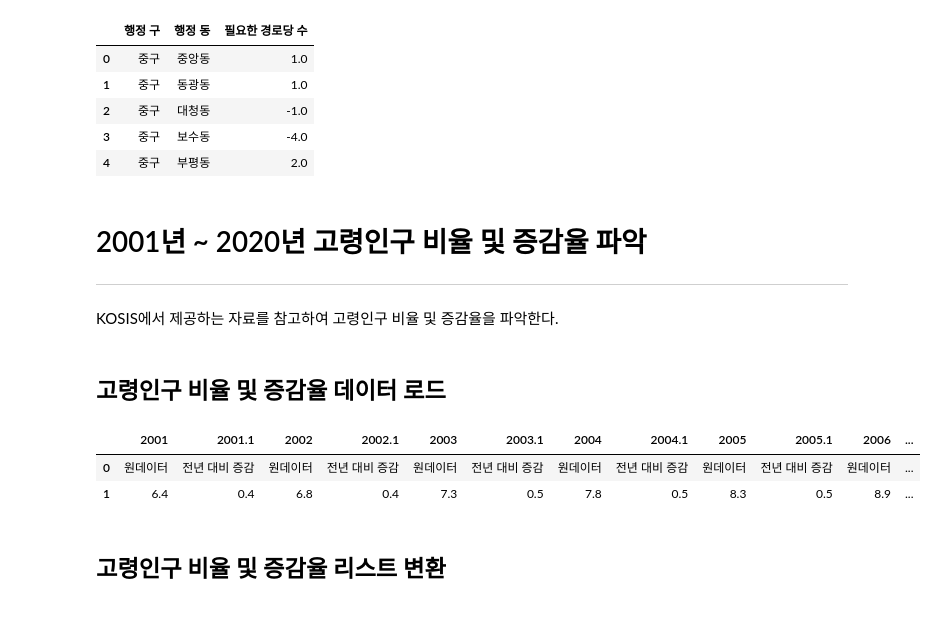
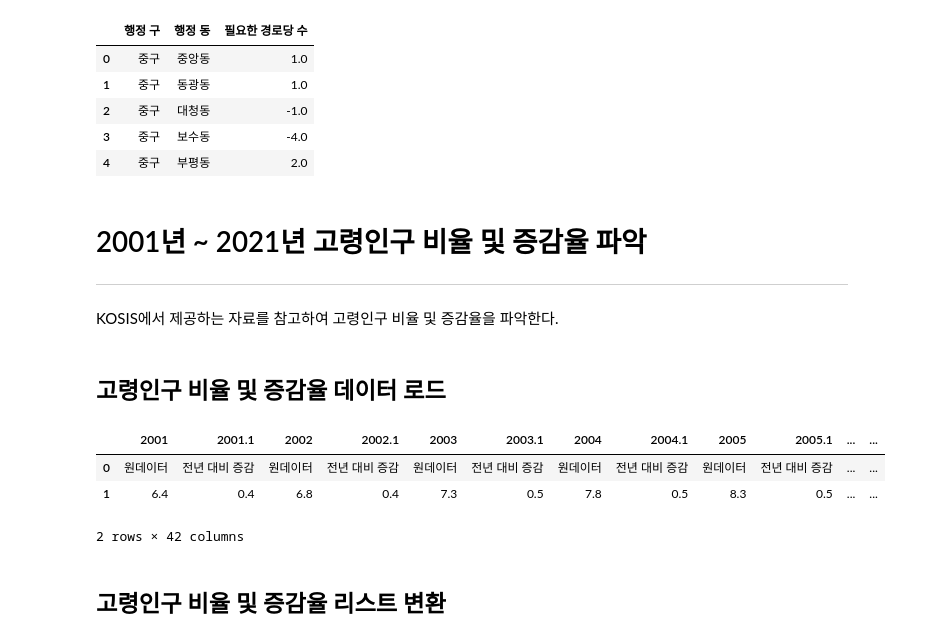
Before and after one commit to jhparkland/Data_Analytics_for_Age_friendly_busan, a Jupyter notebook: Busan_Senior_Center(BSC)의_시급한_개선을_위한_입지_분석_모델_예측_평가.ipynb, the cells around one changed output. Saved outputs shown, nothing was run; the diff lists cells and outputs as text; code cells hidden in the pictures.

```diff
--- a/Busan_Senior_Center(BSC)의_시급한_개선을_위한_입지_분석_모델_예측_평가.ipynb
+++ b/Busan_Senior_Center(BSC)의_시급한_개선을_위한_입지_분석_모델_예측_평가.ipynb
@@ -311,18 +351,19 @@ df_extract_main.head(5)
 | 3 | 중구 | 보수동 | -4.0 |
 | 4 | 중구 | 부평동 | 2.0 |
 # %% [markdown]
-# 2001년 ~ 2020년 고령인구 비율 및 증감율 파악
+# 2001년 ~ 2021년 고령인구 비율 및 증감율 파악
 ---
 KOSIS에서 제공하는 자료를 참고하여 고령인구 비율 및 증감율을 파악한다.
 # %% [markdown]
 ## 고령인구 비율 및 증감율 데이터 로드
 # %%
-rate_df = pd.read_csv("부산-비율.csv",encoding='cp949')
+rate_df = pd.read_csv("부산-비율.csv")
 rate_df
 # %% [output]
-|  | 2001 | 2001.1 | 2002 | 2002.1 | 2003 | 2003.1 | 2004 | 2004.1 | 2005 | 2005.1 | 2006 | ... |
-| 0 | 원데이터 | 전년 대비 증감 | 원데이터 | 전년 대비 증감 | 원데이터 | 전년 대비 증감 | 원데이터 | 전년 대비 증감 | 원데이터 | 전년 대비 증감 | 원데이터 | ... |
-| 1 | 6.4 | 0.4 | 6.8 | 0.4 | 7.3 | 0.5 | 7.8 | 0.5 | 8.3 | 0.5 | 8.9 | ... |
+|  | 2001 | 2001.1 | 2002 | 2002.1 | 2003 | 2003.1 | 2004 | 2004.1 | 2005 | 2005.1 | ... | ... |
+| 0 | 원데이터 | 전년 대비 증감 | 원데이터 | 전년 대비 증감 | 원데이터 | 전년 대비 증감 | 원데이터 | 전년 대비 증감 | 원데이터 | 전년 대비 증감 | ... | ... |
+| 1 | 6.4 | 0.4 | 6.8 | 0.4 | 7.3 | 0.5 | 7.8 | 0.5 | 8.3 | 0.5 | ... | ... |
+2 rows × 42 columns
 # %% [markdown]
 ## 고령인구 비율 및 증감율 리스트 변환
 # %%
```
Also changed, not shown: parts of 16 cells of this notebook.
